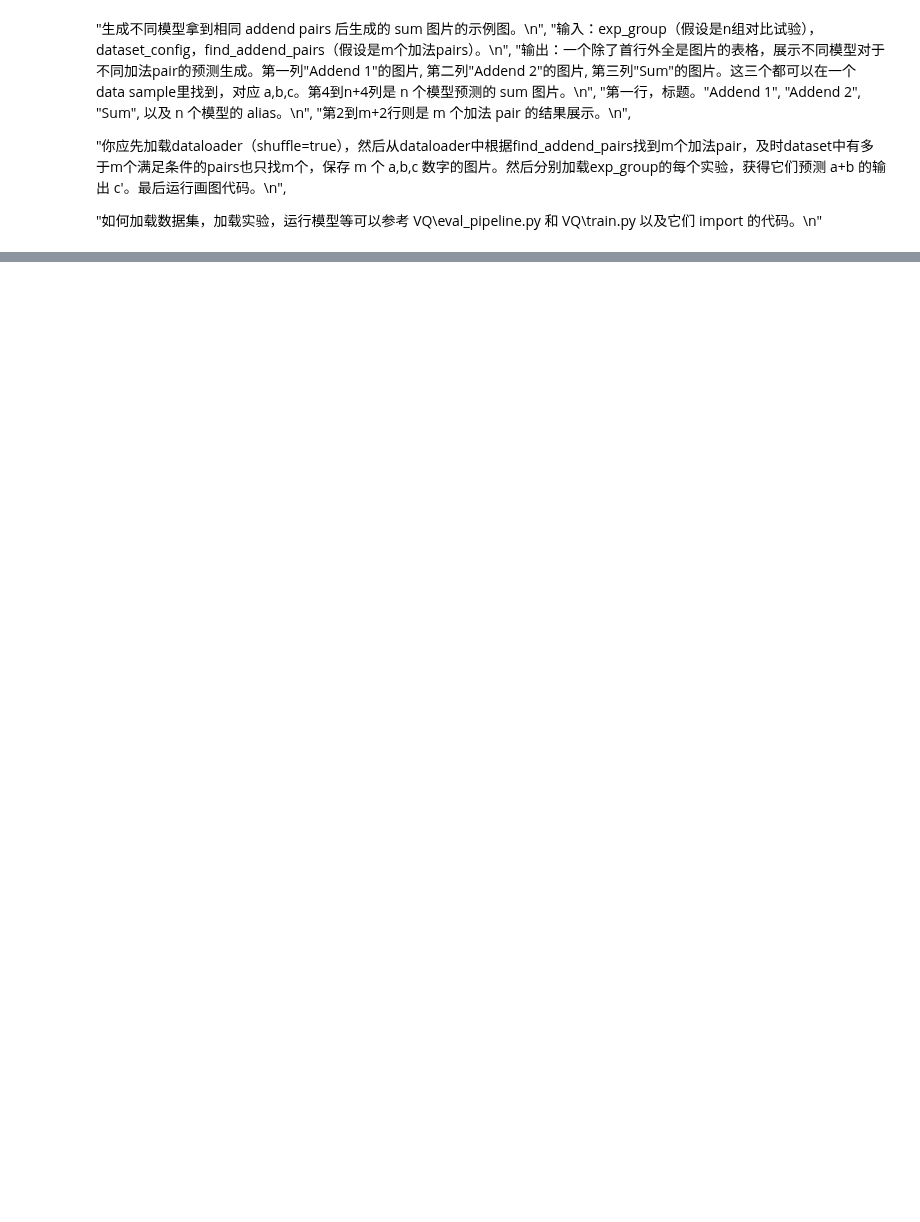
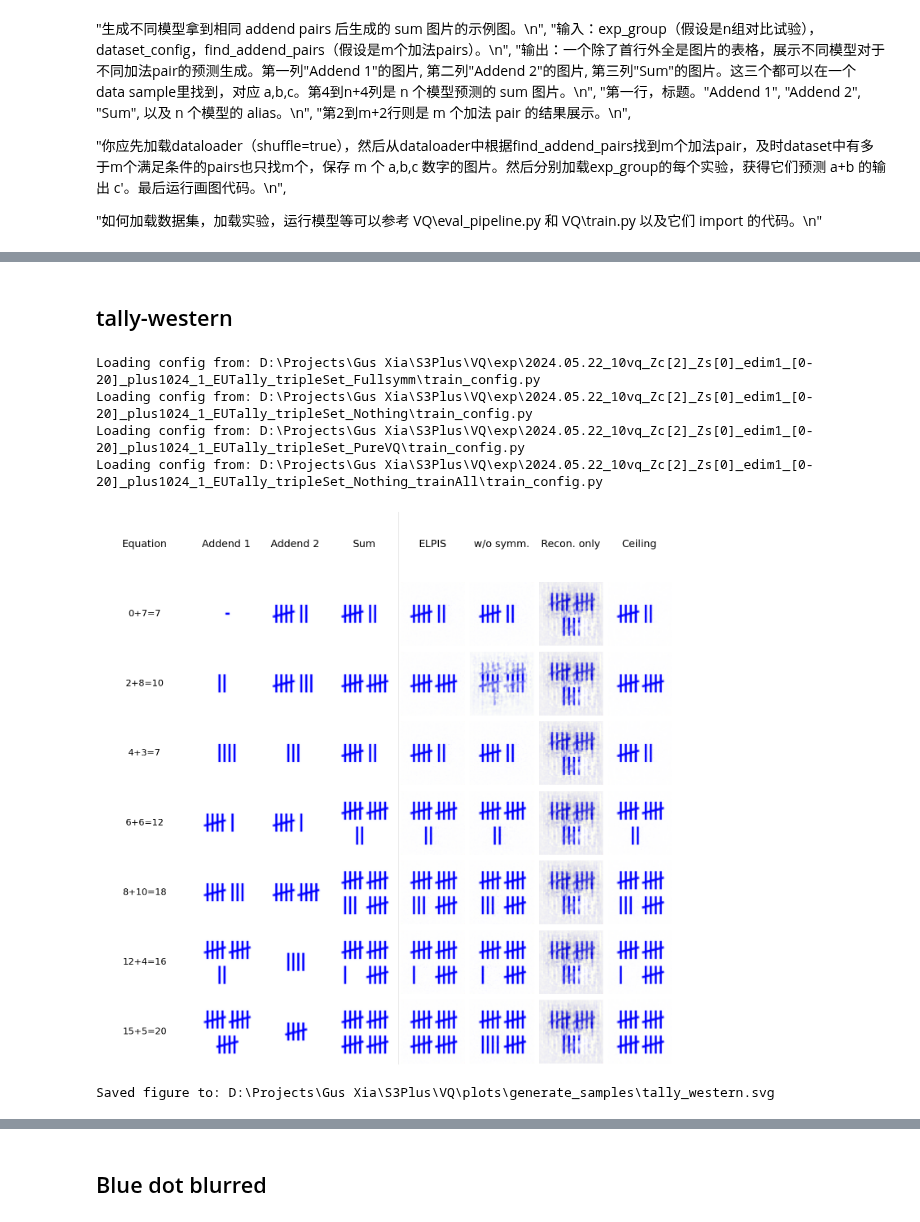
Before and after one commit to XuanjieLiu/S3Plus, a Jupyter notebook: VQ/plots/generate_samples.ipynb, the cells around one changed output, grey strips where cells are left out. Saved outputs shown, nothing was run; the diff lists cells and outputs as text; code cells hidden in the pictures; blank space fills up the shorter version.

```diff
--- a/VQ/plots/generate_samples.ipynb
+++ b/VQ/plots/generate_samples.ipynb
@@ -260,0 +358,72 @@ Saved figure to: D:\Projects\Gus Xia\S3Plus\VQ\plots\generate_samples\multiStyle
+# %% [markdown]
+## tally-western
+# %%
+figure_name = "tally_western.svg"
+save_dir = "generate_samples/"
+
+exp_group = [
+    {
+        'exp_name': "2024.05.22_10vq_Zc[2]_Zs[0]_edim1_[0-20]_plus1024_1_EUTally_tripleSet_Fullsymm",
+        'sub_exp': "1",
+        'ckpt': "curr_model.pt",
+        'alias': "ELPIS",
+    },
+    {
+        'exp_name': "2024.05.22_10vq_Zc[2]_Zs[0]_edim1_[0-20]_plus1024_1_EUTally_tripleSet_Nothing",
+        'sub_exp': "1",
+        'ckpt': "curr_model.pt",
+        'alias': "w/o symm.",
+    },
+    {
+        'exp_name': "2024.05.22_10vq_Zc[2]_Zs[0]_edim1_[0-20]_plus1024_1_EUTally_tripleSet_PureVQ",
+        'sub_exp': "1",
+        'ckpt': "curr_model.pt",
+        'alias': "Recon. only",
+    },
+    {
+        'exp_name': "2024.05.22_10vq_Zc[2]_Zs[0]_edim1_[0-20]_plus1024_1_EUTally_tripleSet_Nothing_trainAll",
+        'sub_exp': "1",
+        'ckpt': "curr_model.pt",
+        'alias': "Ceiling",
+    },
+]
+
+dataset_config = {
+    'path_list': [
+        str(data_root / 'single_style_pairs(0,20)_tripleSet_EU_tally' / 'test_1'),
+        str(data_root / 'single_style_pairs(0,20)_tripleSet_EU_tally' / 'test_2'),
+    ],
+    'is_blur': False,
+    'augment_times': 1,
+    'blur_cfg': {
+        'kernel_size_choices': (5, 7, 9),
+        'sigma_range': (0.5, 3.0),
+        'p_no_blur': 0.00,
+    },
+}
+
+find_addend_pairs = [
+    (0, 7),
+    (2, 8),
+    (4, 3),
+    (6, 6),
+    (8, 10),
+    (12, 4),
+    (15, 5),
+]
+
+data_loader = make_plus_data_loader(dataset_config, shuffle=True)
+sample_rows = find_requested_samples(data_loader, find_addend_pairs)
+predictions = generate_predictions(sample_rows, exp_group)
+
+output_path = notebook_dir / save_dir / figure_name
+plot_sample_table(sample_rows, predictions, output_path)
+print(f"Saved figure to: {output_path}")
+sample_rows
+# %% [output]
+Loading config from: D:\Projects\Gus Xia\S3Plus\VQ\exp\2024.05.22_10vq_Zc[2]_Zs[0]_edim1_[0-20]_plus1024_1_EUTally_tripleSet_Fullsymm\train_config.py
+Loading config from: D:\Projects\Gus Xia\S3Plus\VQ\exp\2024.05.22_10vq_Zc[2]_Zs[0]_edim1_[0-20]_plus1024_1_EUTally_tripleSet_Nothing\train_config.py
+Loading config from: D:\Projects\Gus Xia\S3Plus\VQ\exp\2024.05.22_10vq_Zc[2]_Zs[0]_edim1_[0-20]_plus1024_1_EUTally_tripleSet_PureVQ\train_config.py
+Loading config from: D:\Projects\Gus Xia\S3Plus\VQ\exp\2024.05.22_10vq_Zc[2]_Zs[0]_edim1_[0-20]_plus1024_1_EUTally_tripleSet_Nothing_trainAll\train_config.py
+[figure, added]
+Saved figure to: D:\Projects\Gus Xia\S3Plus\VQ\plots\generate_samples\tally_western.svg
@@ -260,0 +447,2 @@ Saved figure to: D:\Projects\Gus Xia\S3Plus\VQ\plots\generate_samples\multiStyle
+# %% [markdown]
+## Blue dot blurred
```
Also changed, not shown: parts of 8 cells of this notebook, 24 other files.
